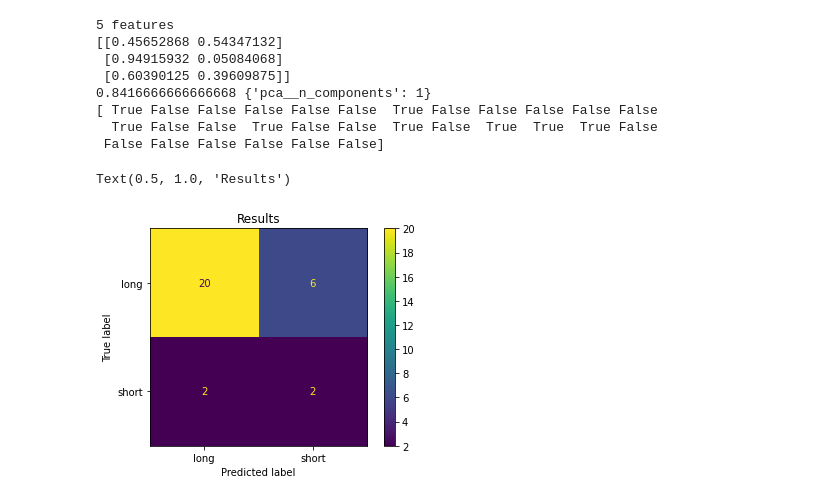
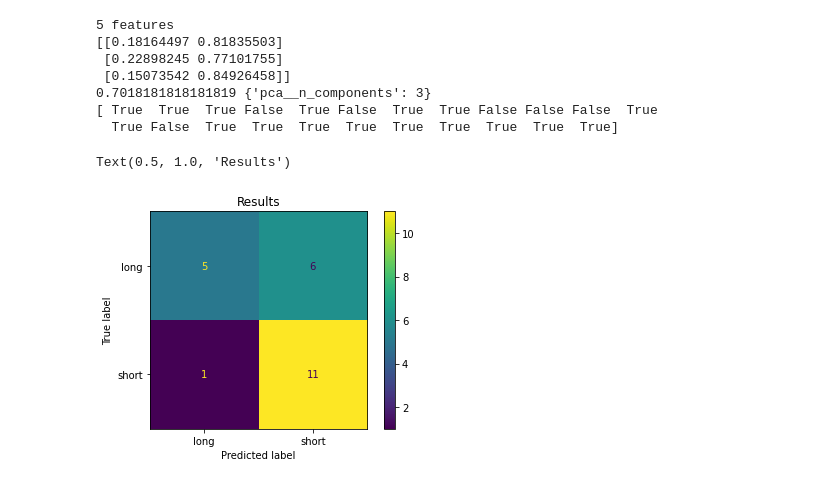
Before and after one commit to CVAPR-sek-7/CVaPR_proj, a Jupyter notebook: NaiveBayes.ipynb, the cells around one changed output. Drawn from its saved outputs; the diff is of its cells as text; code cells hidden in the pictures.

```diff
--- a/NaiveBayes.ipynb
+++ b/NaiveBayes.ipynb
@@ -22,7 +22,7 @@ radiomic_features_df = pd.read_table('Data\clinical_radiomics.tsv')
 #Clean up
 radiomic_features_df = radiomic_features_df[radiomic_features_df.OS_cens == '0']
 
-radiomic_features_df["OS_result"] = radiomic_features_df["OS"] > 2.15 if 'long' else 'short'
+radiomic_features_df["OS_result"] = radiomic_features_df["OS"] > radiomic_features_df["OS"].median() if 'long' else 'short'
 radiomic_features_df = radiomic_features_df.drop(columns=["Image","Mask","type","CT_drugs","Treatment", "intent", "Metastasis_location",
                                                           "diagnostics_Versions_PyRadiomics","diagnostics_Versions_Numpy",
                                                           "diagnostics_Versions_SimpleITK","diagnostics_Versions_PyWavelet",
@@ -43,7 +43,7 @@ X.drop('sex', axis=1, inplace=True)
 std_slc = StandardScaler()
 
 y = np.ravel(y)
-bestfeatures = SelectKBest(score_func=mutual_info_classif, k=15)
+bestfeatures = SelectKBest(score_func=f_classif, k=15)
 fit = bestfeatures.fit(X,y)
 dfscores = pd.DataFrame(fit.scores_)
 dfcolumns = pd.DataFrame(X.columns)
@@ -197,41 +195,40 @@ from sklearn.metrics import ConfusionMatrixDisplay
 import numpy as np
 
 print("\n5 features")
-X_train, X_test, y_train, y_test = train_test_split(fifteen_features, y, test_size=0.4, random_state=0)
+X_train, X_test, y_train, y_test = train_test_split(fifteen_features, y, test_size=0.3, random_state=0)
 pca = PCA()
 std_slc = StandardScaler()
 model = GaussianNB()  #  Naive Bayes crng
 pipe = Pipeline(steps=[('std_slc', std_slc),
                        ('pca', pca),
                        ('naive_bayes', model)])  # naive bayes crng
 
-cv = KFold(n_splits=10, shuffle=True)
+cv = KFold(n_splits=4, shuffle=True)
 
 n_components = list(range(1, X.shape[1] + 1, 1))
 parameters = dict(pca__n_components=n_components)
 
 grid_search = GridSearchCV(pipe, parameters)
 
 grid_search.fit(X_train, y_train)
 predicted_probs = grid_search.predict_proba(X_test)
 print(predicted_probs[0:3])
 print(grid_search.best_score_, grid_search.best_params_)
 y_pred = grid_search.predict(X_test)
 print(y_pred)
 print('\n')
 
 disp = ConfusionMatrixDisplay.from_predictions(
     y_test, y_pred, display_labels=["long", "short"]
 )
 disp.ax_.set_title("Results")
 # %% [output]
 5 features
-[[0.45652868 0.54347132]
- [0.94915932 0.05084068]
- [0.60390125 0.39609875]]
-0.8416666666666668 {'pca__n_components': 1}
-[ True False False False False False  True False False False False False
-  True False False  True False False  True False  True  True  True False
- False False False False False False]
+[[0.18164497 0.81835503]
+ [0.22898245 0.77101755]
+ [0.15073542 0.84926458]]
+0.7018181818181819 {'pca__n_components': 3}
+[ True  True  True False  True False  True  True False False False  True
+  True False  True  True  True  True  True  True  True  True  True]
 Text(0.5, 1.0, 'Results')
-[figure, old version]
+[figure, new version]
```
Also changed, not shown: parts of 5 cells of this notebook, 2 other files.
